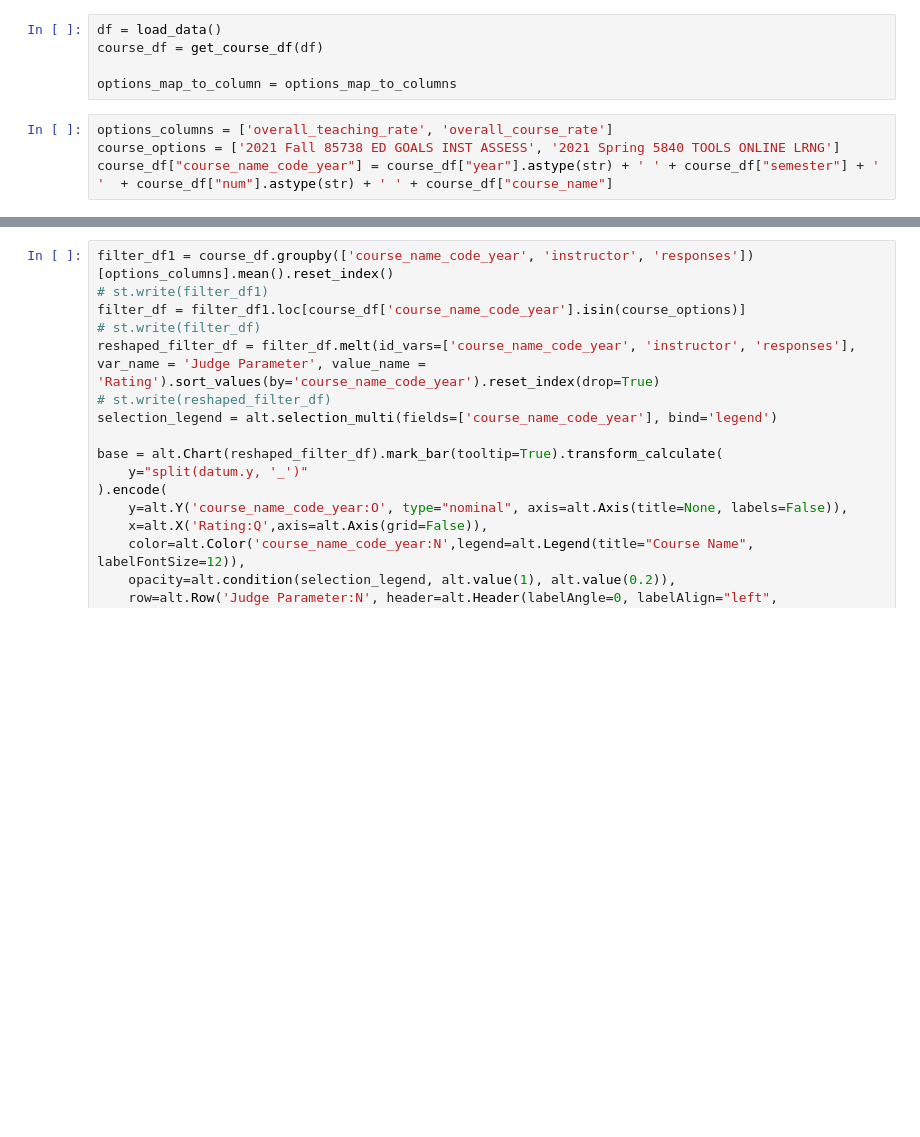
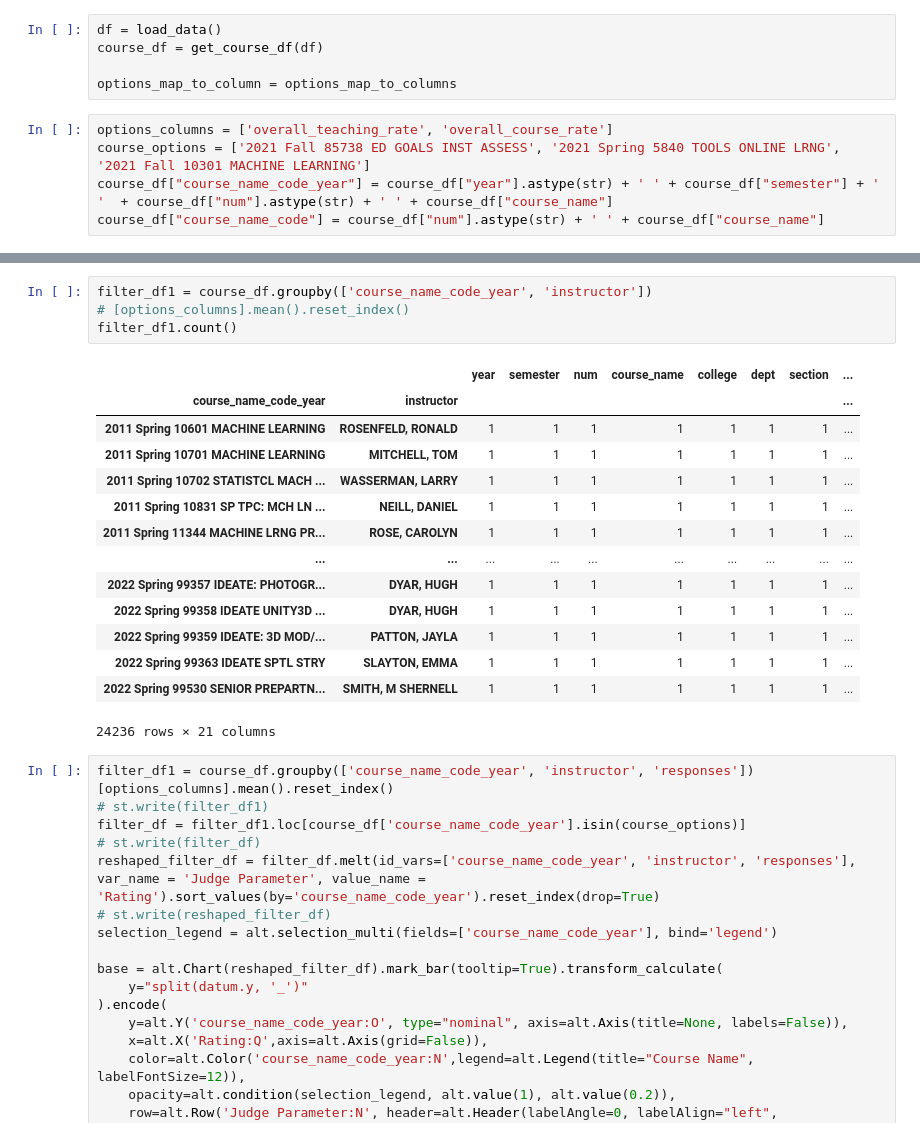
Before and after one commit to JennySong99/final-project-the-evaluators, a Jupyter notebook: my_component/test.ipynb, the cells around one changed output, grey strips where cells are left out. Drawn from its saved outputs; the diff is of its cells as text; blank space fills up the shorter version.

```diff
--- a/my_component/test.ipynb
+++ b/my_component/test.ipynb
@@ -48,5 +48,6 @@ course_df = get_course_df(df)
 options_map_to_column = options_map_to_columns
 # %%
 options_columns = ['overall_teaching_rate', 'overall_course_rate']
-course_options = ['2021 Fall 85738 ED GOALS INST ASSESS', '2021 Spring 5840 TOOLS ONLINE LRNG']
+course_options = ['2021 Fall 85738 ED GOALS INST ASSESS', '2021 Spring 5840 TOOLS ONLINE LRNG', '2021 Fall 10301 MACHINE LEARNING']
 course_df["course_name_code_year"] = course_df["year"].astype(str) + ' ' + course_df["semester"] + ' '  + course_df["num"].astype(str) + ' ' + course_df["course_name"]
+course_df["course_name_code"] = course_df["num"].astype(str) + ' ' + course_df["course_name"]
@@ -53,3 +90,22 @@ course_df["course_name_code_year"] = course_df["year"].astype(str) + ' ' + cours
+# %%
+filter_df1 = course_df.groupby(['course_name_code_year', 'instructor'])
+# [options_columns].mean().reset_index()
+filter_df1.count()
+# %% [output]
+|  |  | year | semester | num | course_name | college | dept | section | ... |
+| course_name_code_year | instructor |  |  |  |  |  |  |  | ... |
+| 2011 Spring 10601 MACHINE LEARNING | ROSENFELD, RONALD | 1 | 1 | 1 | 1 | 1 | 1 | 1 | ... |
+| 2011 Spring 10701 MACHINE LEARNING | MITCHELL, TOM | 1 | 1 | 1 | 1 | 1 | 1 | 1 | ... |
+| 2011 Spring 10702 STATISTCL MACH ... | WASSERMAN, LARRY | 1 | 1 | 1 | 1 | 1 | 1 | 1 | ... |
+| 2011 Spring 10831 SP TPC: MCH LN ... | NEILL, DANIEL | 1 | 1 | 1 | 1 | 1 | 1 | 1 | ... |
+| 2011 Spring 11344 MACHINE LRNG PR... | ROSE, CAROLYN | 1 | 1 | 1 | 1 | 1 | 1 | 1 | ... |
+| ... | ... | ... | ... | ... | ... | ... | ... | ... | ... |
+| 2022 Spring 99357 IDEATE: PHOTOGR... | DYAR, HUGH | 1 | 1 | 1 | 1 | 1 | 1 | 1 | ... |
+| 2022 Spring 99358 IDEATE UNITY3D ... | DYAR, HUGH | 1 | 1 | 1 | 1 | 1 | 1 | 1 | ... |
+| 2022 Spring 99359 IDEATE: 3D MOD/... | PATTON, JAYLA | 1 | 1 | 1 | 1 | 1 | 1 | 1 | ... |
+| 2022 Spring 99363 IDEATE SPTL STRY | SLAYTON, EMMA | 1 | 1 | 1 | 1 | 1 | 1 | 1 | ... |
+| 2022 Spring 99530 SENIOR PREPARTN... | SMITH, M SHERNELL | 1 | 1 | 1 | 1 | 1 | 1 | 1 | ... |
+24236 rows × 21 columns
 # %%
 filter_df1 = course_df.groupby(['course_name_code_year', 'instructor', 'responses'])[options_columns].mean().reset_index()
 # st.write(filter_df1)
```
Also changed, not shown: parts of 8 cells of this notebook, 2 other files.
